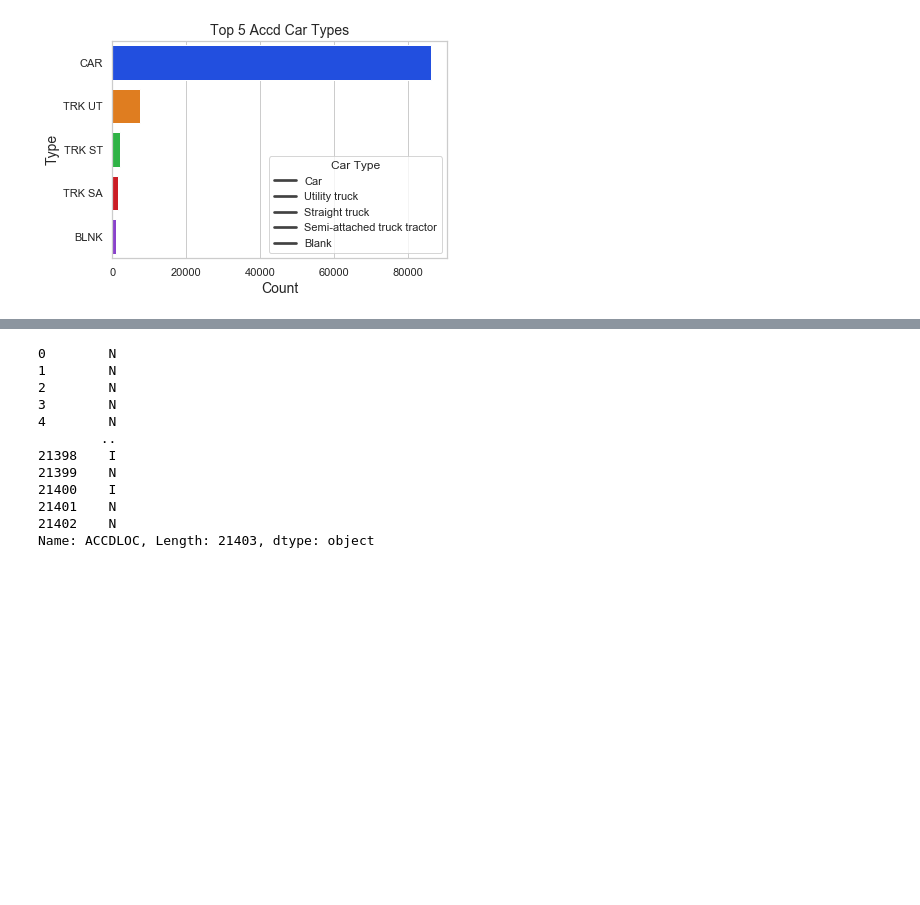
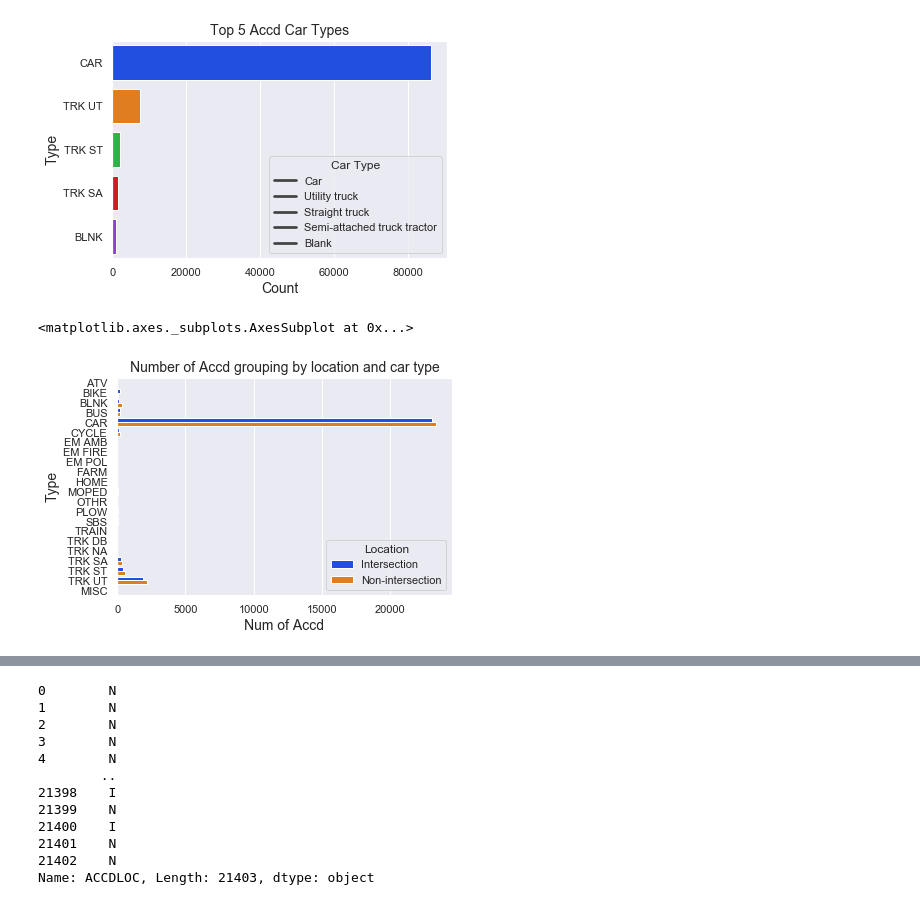
Before and after one commit to TongkaiYang/Vision-Zero-Madison, a Jupyter notebook: WorkPlace.ipynb, the cells around one changed output, grey strips where cells are left out. Drawn from its saved outputs; the diff is of its cells as text; code cells hidden in the pictures; blank space fills up the shorter version.

```diff
--- a/WorkPlace.ipynb
+++ b/WorkPlace.ipynb
@@ -62,3 +66,18 @@ plot.legend(['Car', 'Utility truck', 'Straight truck', "Semi-attached truck trac
 plot.figure.savefig('AccidCarType.png')
 # %% [output]
 [figure]
+# %%
+# Get plot: vehicle type 1 vs Location
+fontSize = 14
+VHTYPE_LOC = df.groupby(['ACCDLOC','VEHTYPE1']).count()['DOCTNMBR'].to_frame().reset_index()
+sns.set(font_scale=1)
+VHTYPE_LOC_plot = sns.barplot(x='DOCTNMBR', y='VEHTYPE1', hue='ACCDLOC', data=VHTYPE_LOC, palette = 'bright')
+VHTYPE_LOC_LEG = VHTYPE_LOC_plot.get_legend_handles_labels()[0]
+VHTYPE_LOC_plot.legend(VHTYPE_LOC_LEG, ['Intersection', 'Non-intersection'], title='Location')
+VHTYPE_LOC_plot.set_title('Number of Accd grouping by location and car type', fontsize = 14)
+VHTYPE_LOC_plot.set_xlabel('Num of Accd', fontsize = fontSize)
+VHTYPE_LOC_plot.set_ylabel('Type', fontsize = fontSize)
+VHTYPE_LOC_plot
+# %% [output]
+<matplotlib.axes._subplots.AxesSubplot at 0x...>
+[figure, added]
```
Also changed, not shown: parts of 6 cells of this notebook, 3 other files.
